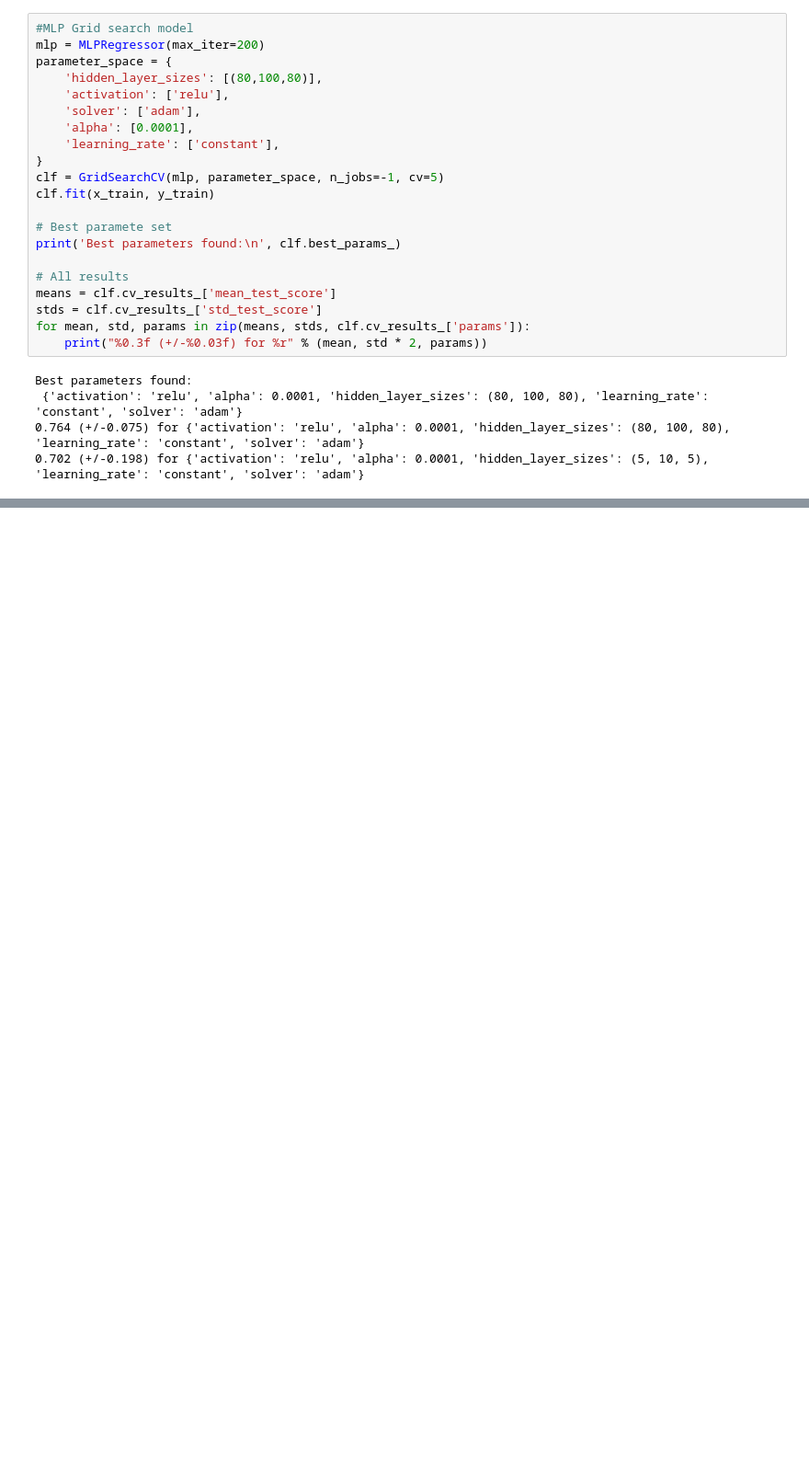
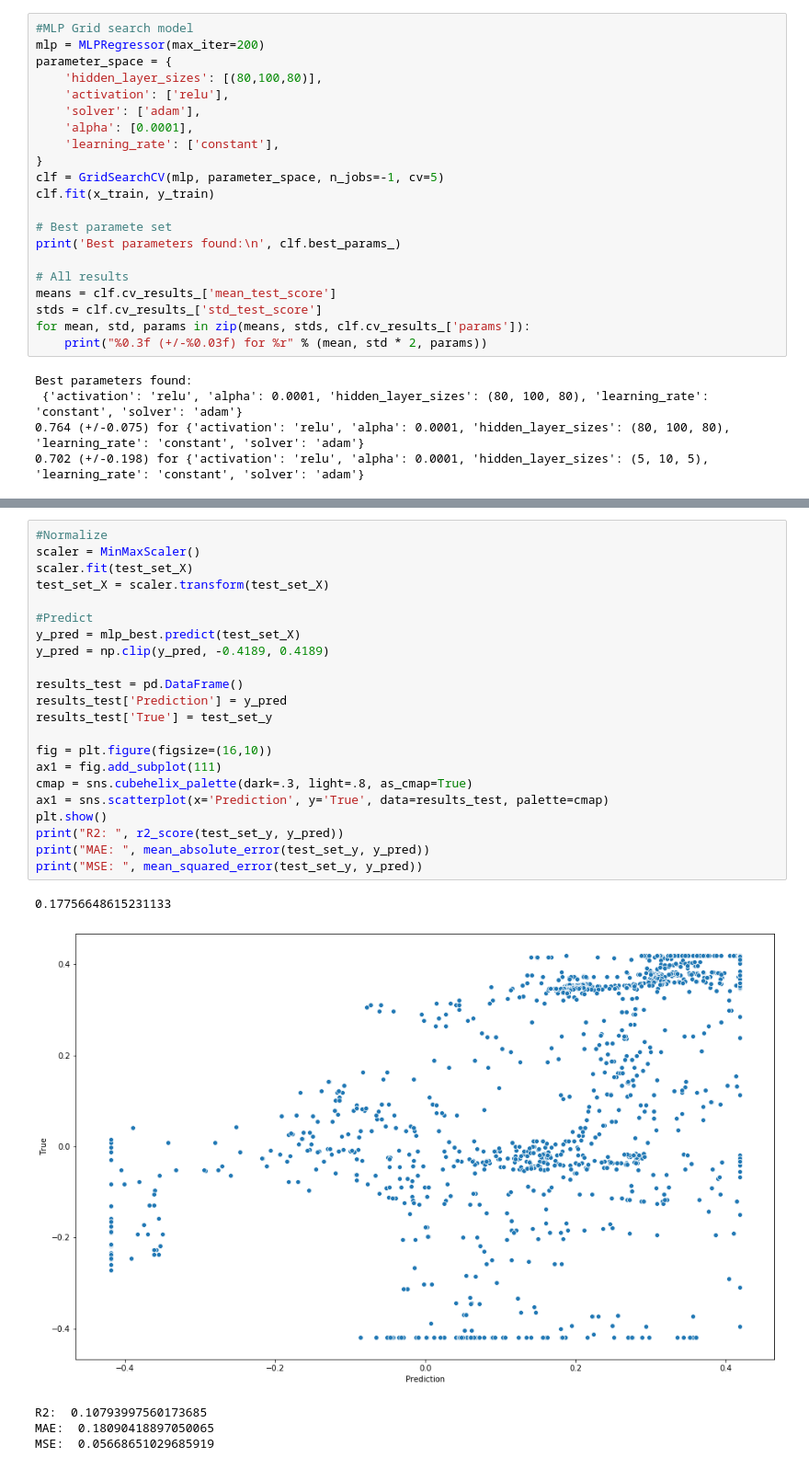
Before and after one commit to jonajo15/f1tenth-policy, a Jupyter notebook: policy_network.ipynb, the cells around one changed output, grey strips where cells are left out. Shown: that part at 92% size. Drawn from its saved outputs; the diff is of its cells as text; blank space fills up the shorter version.

```diff
--- a/policy_network.ipynb
+++ b/policy_network.ipynb
@@ -165,3 +194,31 @@ MSE:  0.0034868810686173343
+# %%
+#Normalize
+scaler = MinMaxScaler()
+scaler.fit(test_set_X)
+test_set_X = scaler.transform(test_set_X)
+
+#Predict
+y_pred = mlp_best.predict(test_set_X)
+y_pred = np.clip(y_pred, -0.4189, 0.4189)
+
+results_test = pd.DataFrame()
+results_test['Prediction'] = y_pred
+results_test['True'] = test_set_y
+
+fig = plt.figure(figsize=(16,10))
+ax1 = fig.add_subplot(111)
+cmap = sns.cubehelix_palette(dark=.3, light=.8, as_cmap=True)
+ax1 = sns.scatterplot(x='Prediction', y='True', data=results_test, palette=cmap)
+plt.show()
+print("R2: ", r2_score(test_set_y, y_pred))
+print("MAE: ", mean_absolute_error(test_set_y, y_pred))
+print("MSE: ", mean_squared_error(test_set_y, y_pred))
+# %% [output]
+0.17756648615231133
+[figure, added]
+R2:  0.10793997560173685
+MAE:  0.18090418897050065
+MSE:  0.05668651029685919
 # %%
 #Keras sequential model
 inputs = Input(shape=(1081,))
```
Also changed, not shown: parts of 16 cells of this notebook, 2 other files.
